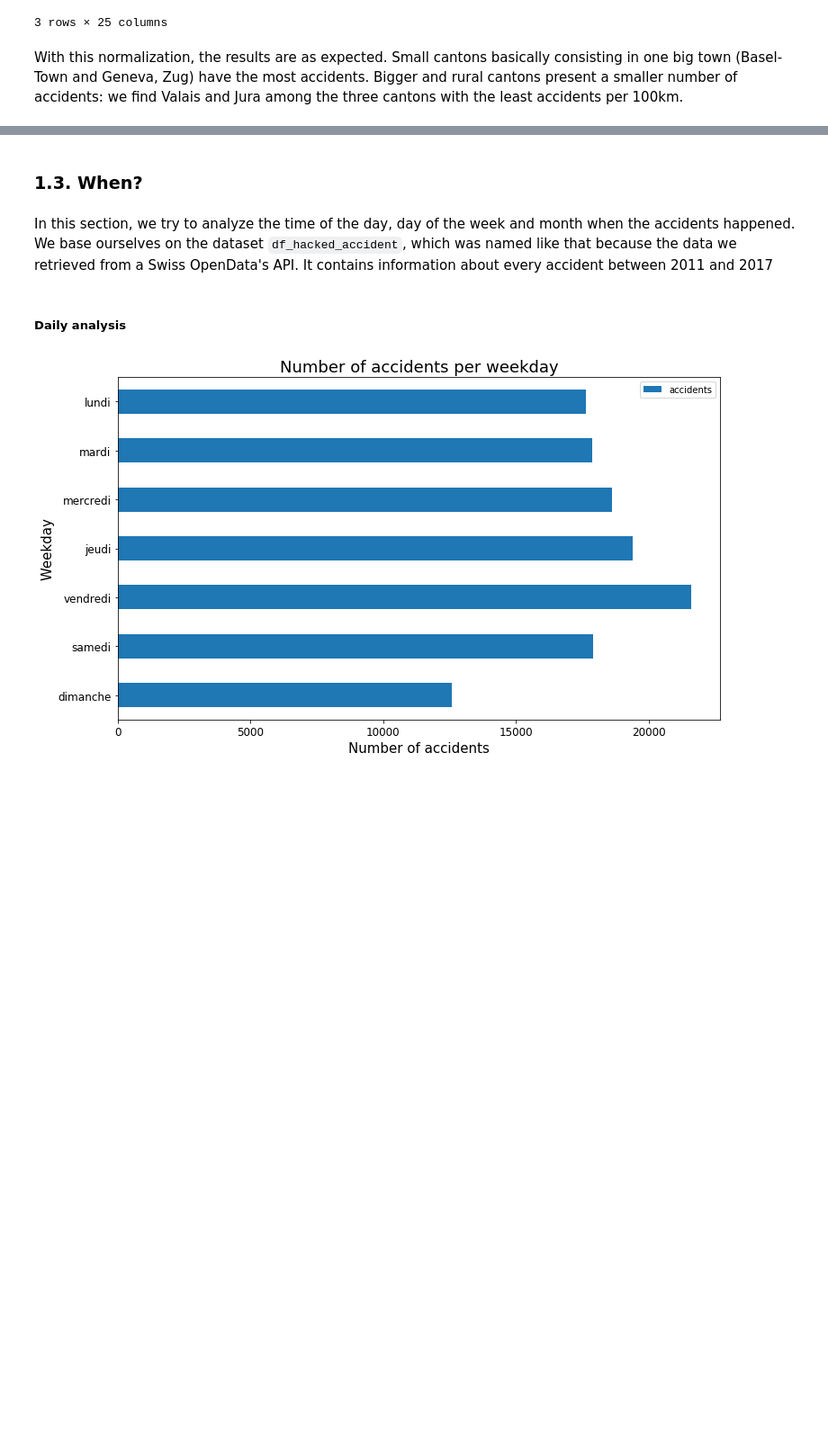
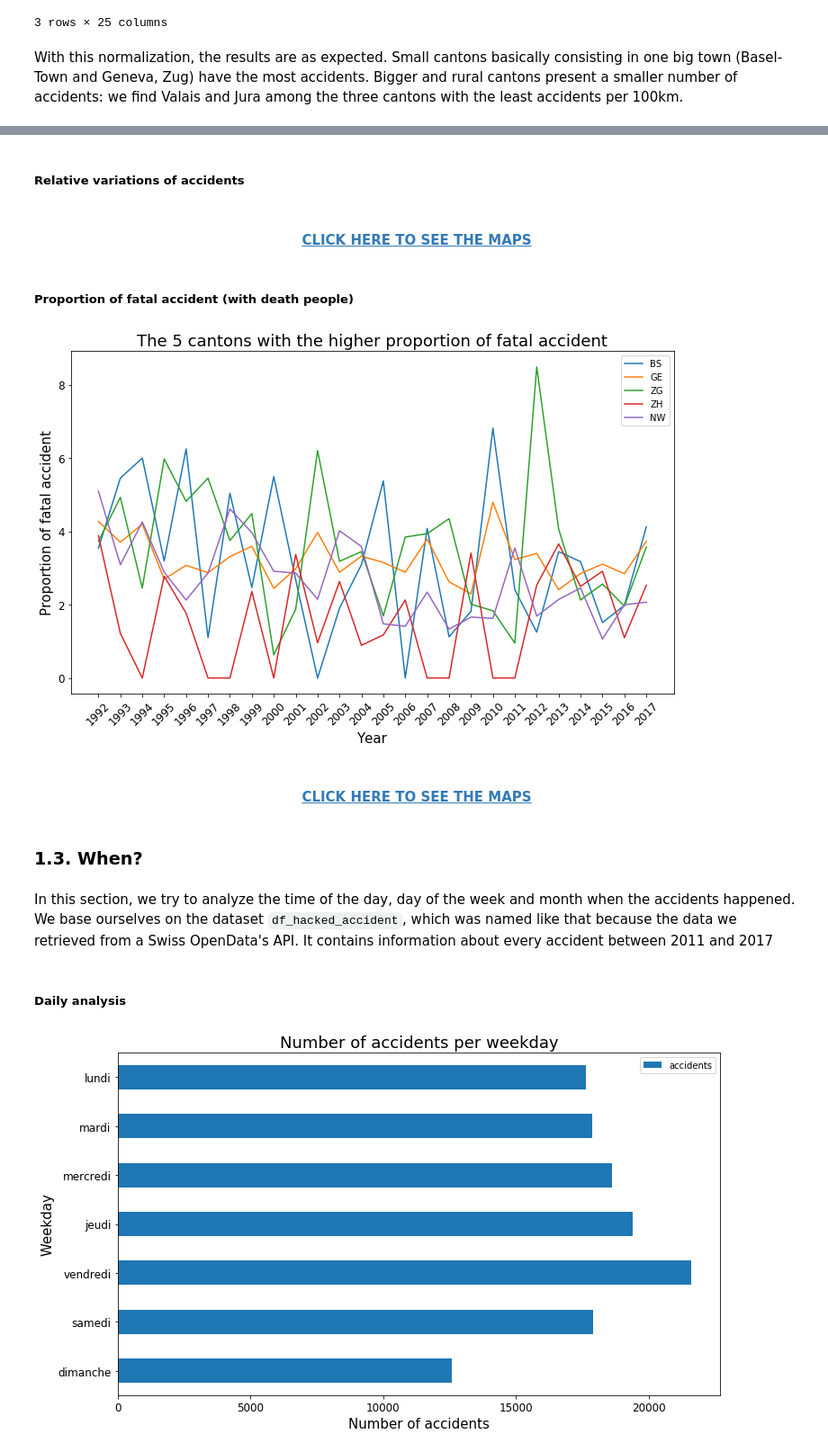
Before and after one commit to epfl-ada-2018/project-pizzafels, a Jupyter notebook: Milestone3 - Complete Analysis.ipynb, the cells around one changed output, grey strips where cells are left out. Shown at 90% size. Drawn from its saved outputs; the diff is of its cells as text; code cells hidden in the pictures; blank space fills up the shorter version.

```diff
--- a/Milestone3 - Complete Analysis.ipynb
+++ b/Milestone3 - Complete Analysis.ipynb
@@ -940,0 +1083,2 @@ With this normalization, the results are as expected. Small cantons basically co
+# %% [markdown]
+##### Relative variations of accidents
@@ -940,0 +1093,19 @@ With this normalization, the results are as expected. Small cantons basically co
+# %% [markdown]
+#### <center>[CLICK HERE TO SEE THE MAPS](./docs/_stories/maps/accident_canton_variations.html)</center>
+# %% [markdown]
+##### Proportion of fatal accident (with death people)
+# %%
+dates = [d for d in df_Accident_cantons.columns if IS_DATE.match(d)]
+df_proportion_death_canton = 100*df_Accident_cantons[df_Accident_cantons.gravite_index==317].groupby('canton').sum()[dates]/df_Accident_cantons.groupby('canton').sum()[dates]
+df_proportion_death_canton = df_proportion_death_canton.sort_values(['2017'], ascending=False)
+
+# Plot the top 5 cantons with this caracteristic
+plot_dataframe(x=df_proportion_death_canton.columns.values,\
+               y=df_proportion_death_canton.head(5),\
+               title="The 5 cantons with the higher proportion of fatal accident", xlabel='Year',\
+               ylabel='Proportion of fatal accident',\
+               labels=df_cantons_normalized_km.head(5).index.values,\
+               rotation=45, number_to_plot=None,name_save='accident_canton_death')
+df_proportion_death_canton = clean_cantons_names(df_proportion_death_canton.reset_index())
+# %% [output]
+[figure, added]
@@ -941,3 +1115,5 @@ With this normalization, the results are as expected. Small cantons basically co
+# %% [markdown]
+#### <center>[CLICK HERE TO SEE THE MAPS](./docs/_stories/maps/accident_canton_death.html)</center>
 # %% [markdown]
 ### 1.3. When?
 # %% [markdown]
```
Also changed, not shown: parts of 44 cells of this notebook, 22 other files.
